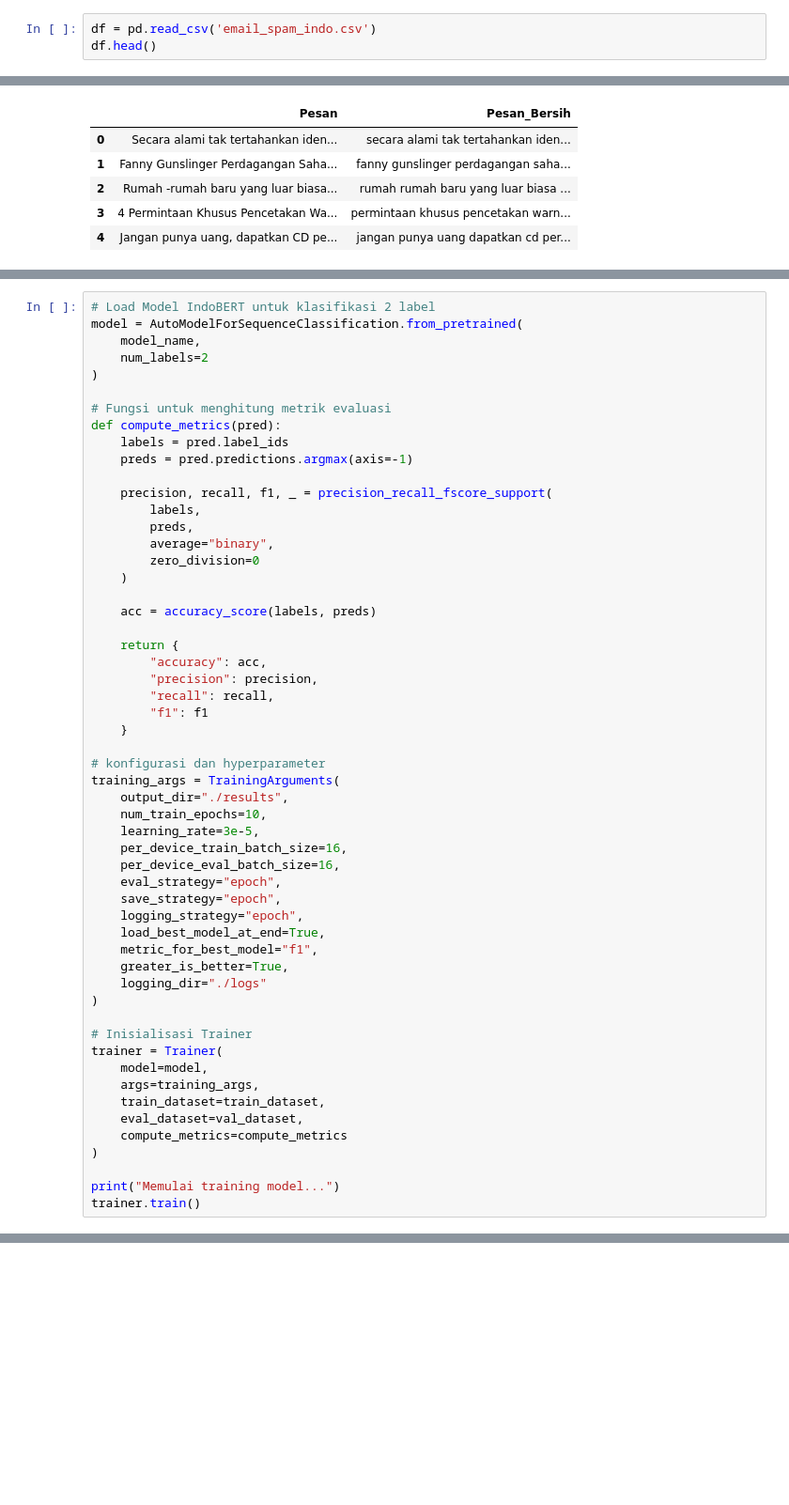
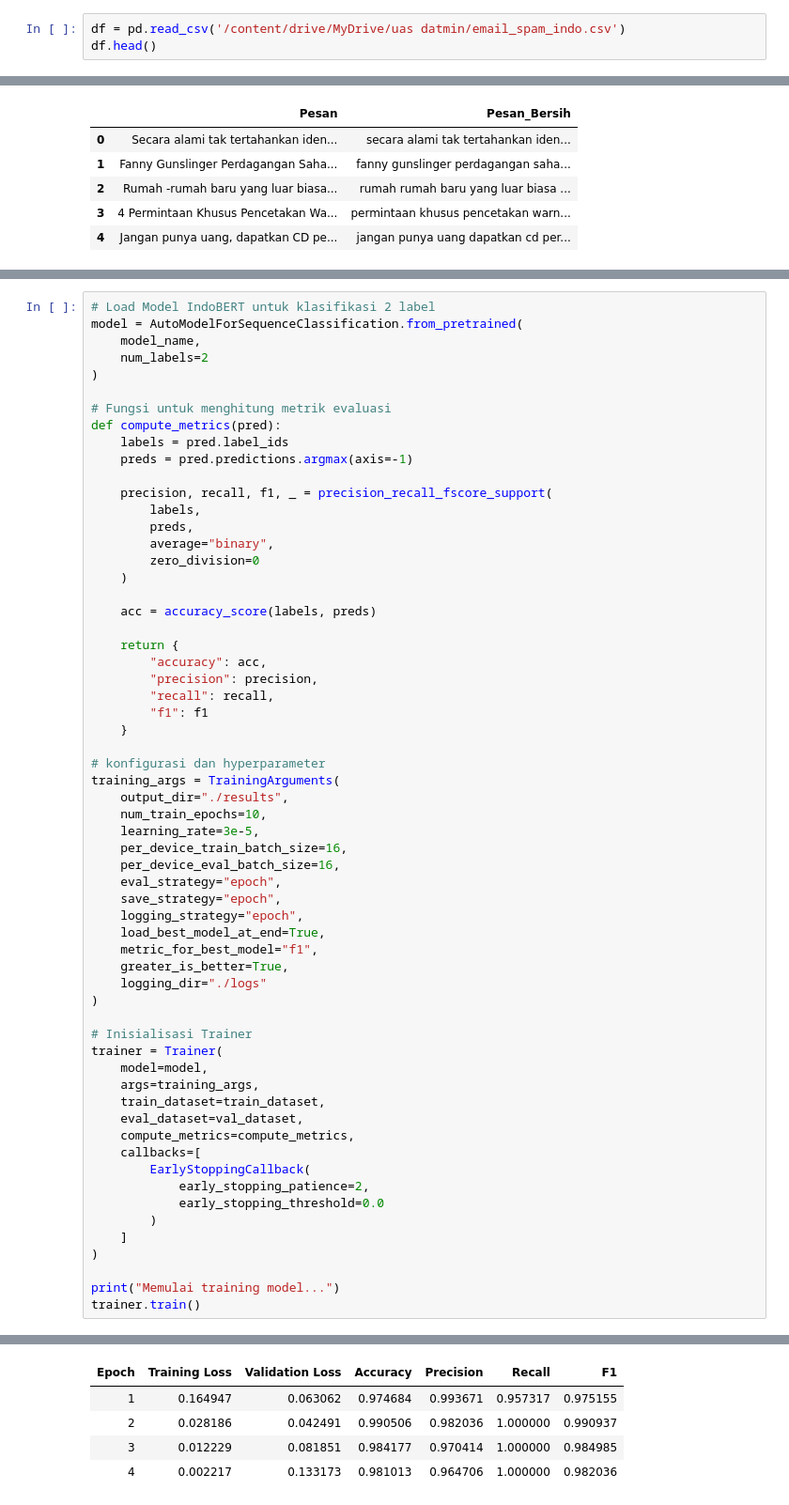
Before and after one commit to xdante68/indoberta, a Jupyter notebook: training.ipynb, the cells around one changed output, grey strips where cells are left out. Shown at 94% size. Saved outputs shown, nothing was run; the diff lists cells and outputs as text; blank space fills up the shorter version.

```diff
--- a/training.ipynb
+++ b/training.ipynb
@@ -13,5 +13,5 @@ from transformers import AutoModelForSequenceClassification, AutoTokenizer, Trai
 # %%
-df = pd.read_csv('email_spam_indo.csv')
+df = pd.read_csv('/content/drive/MyDrive/uas datmin/email_spam_indo.csv')
 df.head()
 # %% [output]
 |  | Kategori | Pesan |
@@ -251,8 +202,15 @@ trainer = Trainer(
     args=training_args,
     train_dataset=train_dataset,
     eval_dataset=val_dataset,
-    compute_metrics=compute_metrics
+    compute_metrics=compute_metrics,
+    callbacks=[
+        EarlyStoppingCallback(
+            early_stopping_patience=2,
+            early_stopping_threshold=0.0
+        )
+    ]
 )
 
 print("Memulai training model...")
 trainer.train()
+# %% [output]
@@ -258,0 +229,5 @@ trainer.train()
+| Epoch | Training Loss | Validation Loss | Accuracy | Precision | Recall | F1 |
+| 1 | 0.164947 | 0.063062 | 0.974684 | 0.993671 | 0.957317 | 0.975155 |
+| 2 | 0.028186 | 0.042491 | 0.990506 | 0.982036 | 1.000000 | 0.990937 |
+| 3 | 0.012229 | 0.081851 | 0.984177 | 0.970414 | 1.000000 | 0.984985 |
+| 4 | 0.002217 | 0.133173 | 0.981013 | 0.964706 | 1.000000 | 0.982036 |
```
Also changed, not shown: parts of 7 cells of this notebook, 1 other file.
